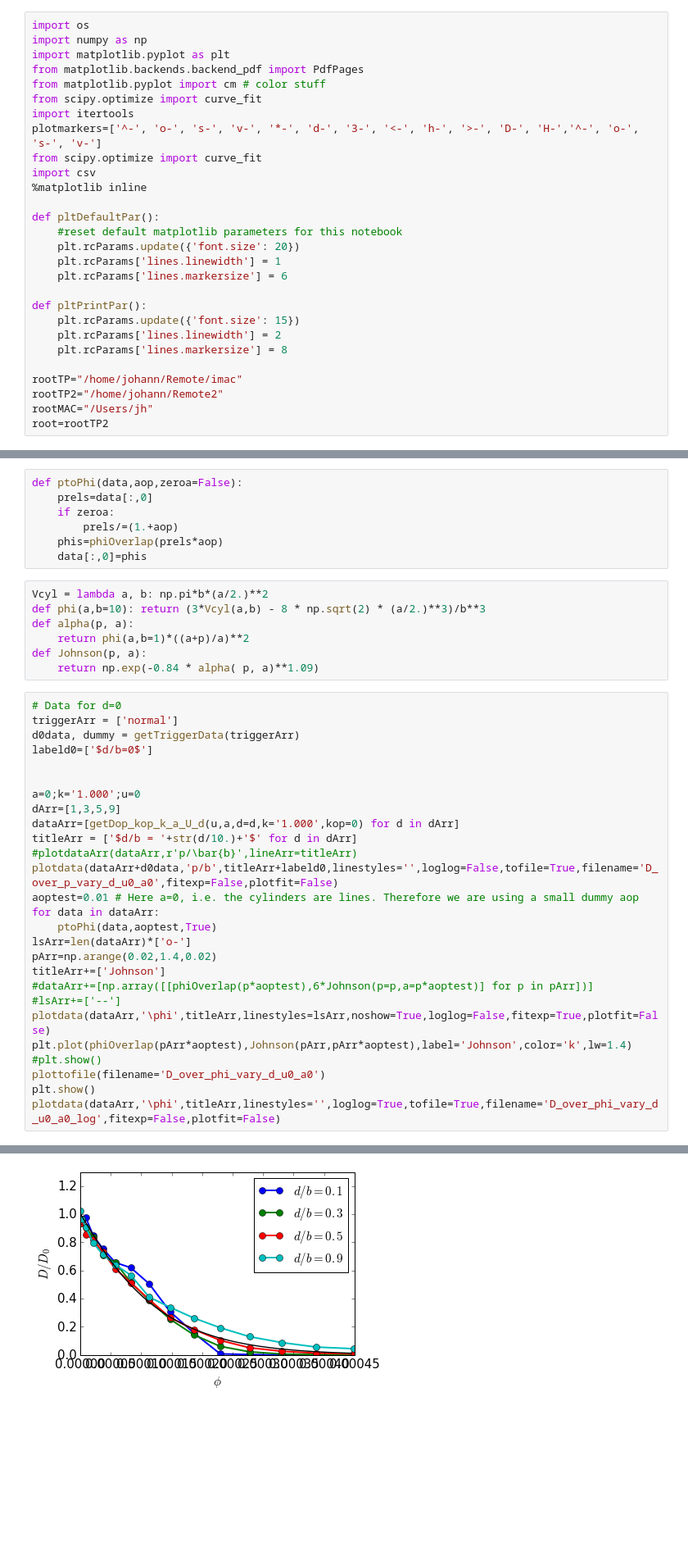
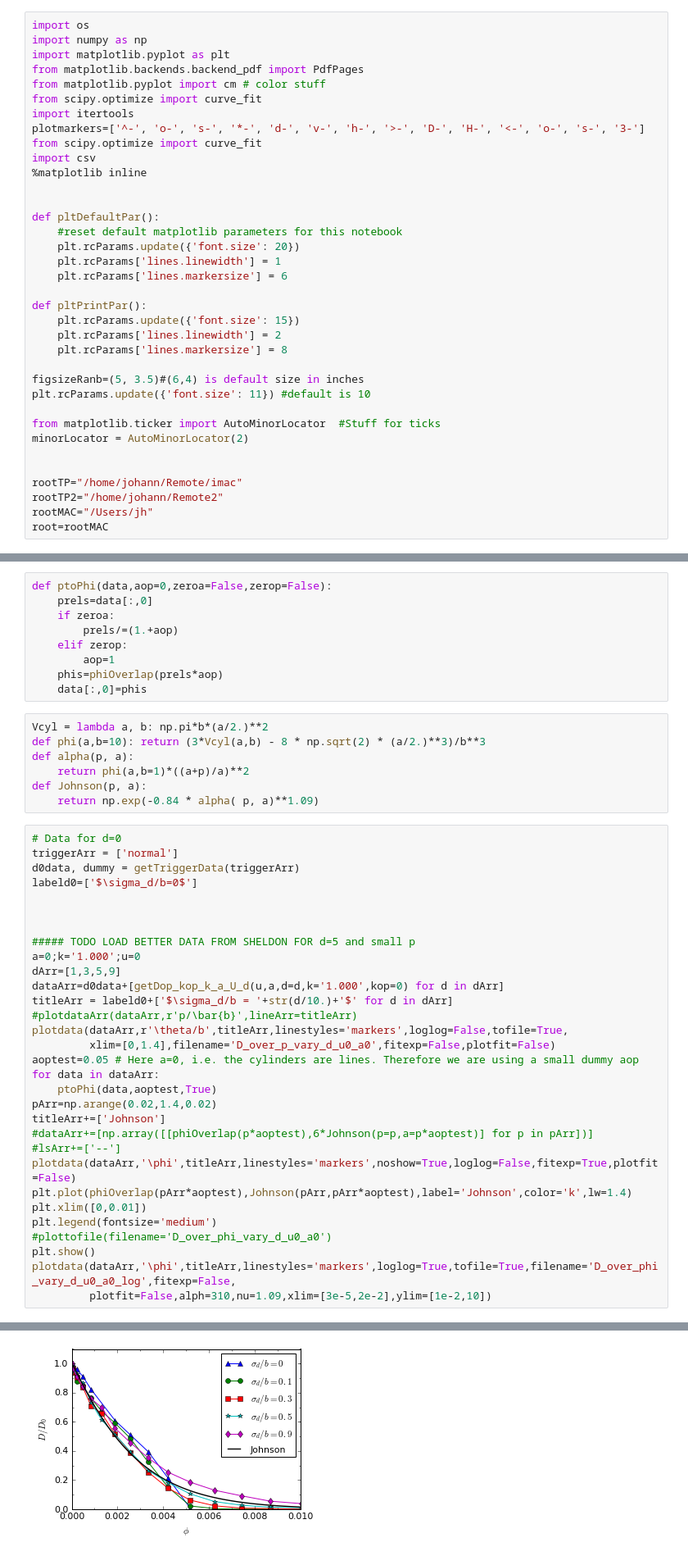
Before and after one commit to JohannHansing/iPythonNB, a Jupyter notebook: Ranb/Ranb.ipynb, the cells around one changed output, grey strips where cells are left out. Shown at 82% size. Drawn from its saved outputs; the diff is of its cells as text; blank space fills up the shorter version.

```diff
--- a/Ranb/Ranb.ipynb
+++ b/Ranb/Ranb.ipynb
@@ -6,10 +6,11 @@ from matplotlib.backends.backend_pdf import PdfPages
 from matplotlib.pyplot import cm # color stuff
 from scipy.optimize import curve_fit
 import itertools
-plotmarkers=['^-', 'o-', 's-', 'v-', '*-', 'd-', '3-', '<-', 'h-', '>-', 'D-', 'H-','^-', 'o-', 's-', 'v-']
+plotmarkers=['^-', 'o-', 's-', '*-', 'd-', 'v-', 'h-', '>-', 'D-', 'H-', '<-', 'o-', 's-', '3-']
 from scipy.optimize import curve_fit
 import csv
 %matplotlib inline
+
 
 def pltDefaultPar():
     #reset default matplotlib parameters for this notebook
@@ -22,7 +23,14 @@ def pltPrintPar():
     plt.rcParams['lines.linewidth'] = 2
     plt.rcParams['lines.markersize'] = 8
 
+figsizeRanb=(5, 3.5)#(6,4) is default size in inches
+plt.rcParams.update({'font.size': 11}) #default is 10
+
+from matplotlib.ticker import AutoMinorLocator  #Stuff for ticks
+minorLocator = AutoMinorLocator(2)
+
+
 rootTP="/home/johann/Remote/imac"
 rootTP2="/home/johann/Remote2"
 rootMAC="/Users/jh"
-root=rootTP2
+root=rootMAC
@@ -326,10 +350,12 @@ def getDop_kop_k_aop_U_d(aop,u=0,k='1.000',kop=0,trigger='fixb',system='rand',d=
         #else: print("Error: File not found!\n"+str(file))
     return np.array(sorted(data))
 # %%
-def ptoPhi(data,aop,zeroa=False):
+def ptoPhi(data,aop=0,zeroa=False,zerop=False):
     prels=data[:,0]
     if zeroa:
         prels/=(1.+aop)
+    elif zerop:
+        aop=1
     phis=phiOverlap(prels*aop)
     data[:,0]=phis
 # %%
@@ -343,27 +369,31 @@ def Johnson(p, a):
 # Data for d=0
 triggerArr = ['normal']
 d0data, dummy = getTriggerData(triggerArr)
-labeld0=['$d/b=0$']
+labeld0=['$\sigma_d/b=0$']
 
 
+
+##### TODO LOAD BETTER DATA FROM SHELDON FOR d=5 and small p
 a=0;k='1.000';u=0
 dArr=[1,3,5,9]
-dataArr=[getDop_kop_k_a_U_d(u,a,d=d,k='1.000',kop=0) for d in dArr]
-titleArr = ['$d/b = '+str(d/10.)+'$' for d in dArr]
+dataArr=d0data+[getDop_kop_k_a_U_d(u,a,d=d,k='1.000',kop=0) for d in dArr]
+titleArr = labeld0+['$\sigma_d/b = '+str(d/10.)+'$' for d in dArr]
 #plotdataArr(dataArr,r'p/\bar{b}',lineArr=titleArr)
-plotdata(dataArr+d0data,'p/b',titleArr+labeld0,linestyles='',loglog=False,tofile=True,filename='D_over_p_vary_d_u0_a0',fitexp=False,plotfit=False)
-aoptest=0.01 # Here a=0, i.e. the cylinders are lines. Therefore we are using a small dummy aop
+plotdata(dataArr,r'\theta/b',titleArr,linestyles='markers',loglog=False,tofile=True,
+         xlim=[0,1.4],filename='D_over_p_vary_d_u0_a0',fitexp=False,plotfit=False)
+aoptest=0.05 # Here a=0, i.e. the cylinders are lines. Therefore we are using a small dummy aop
 for data in dataArr:
     ptoPhi(data,aoptest,True)
-lsArr=len(dataArr)*['o-']
 pArr=np.arange(0.02,1.4,0.02)
 titleArr+=['Johnson']
 #dataArr+=[np.array([[phiOverlap(p*aoptest),6*Johnson(p=p,a=p*aoptest)] for p in pArr])]
 #lsArr+=['--']
-plotdata(dataArr,'\phi',titleArr,linestyles=lsArr,noshow=True,loglog=False,fitexp=True,plotfit=False)
+plotdata(dataArr,'\phi',titleArr,linestyles='markers',noshow=True,loglog=False,fitexp=True,plotfit=False)
 plt.plot(phiOverlap(pArr*aoptest),Johnson(pArr,pArr*aoptest),label='Johnson',color='k',lw=1.4)
-#plt.show()
-plottofile(filename='D_over_phi_vary_d_u0_a0')
+plt.xlim([0,0.01])
+plt.legend(fontsize='medium')
+#plottofile(filename='D_over_phi_vary_d_u0_a0')
 plt.show()
-plotdata(dataArr,'\phi',titleArr,linestyles='',loglog=True,tofile=True,filename='D_over_phi_vary_d_u0_a0_log',fitexp=False,plotfit=False)
+plotdata(dataArr,'\phi',titleArr,linestyles='markers',loglog=True,tofile=True,filename='D_over_phi_vary_d_u0_a0_log',fitexp=False,
+         plotfit=False,alph=310,nu=1.09,xlim=[3e-5,2e-2],ylim=[1e-2,10])
 # %% [output]
@@ -375 +406 @@ $d/b = 0.9$ [  3.35614839e+03   9.09517191e-01]
-[figure, old version]
+[figure, new version]
```
Also changed, not shown: parts of 47 cells of this notebook, 4 other files.
